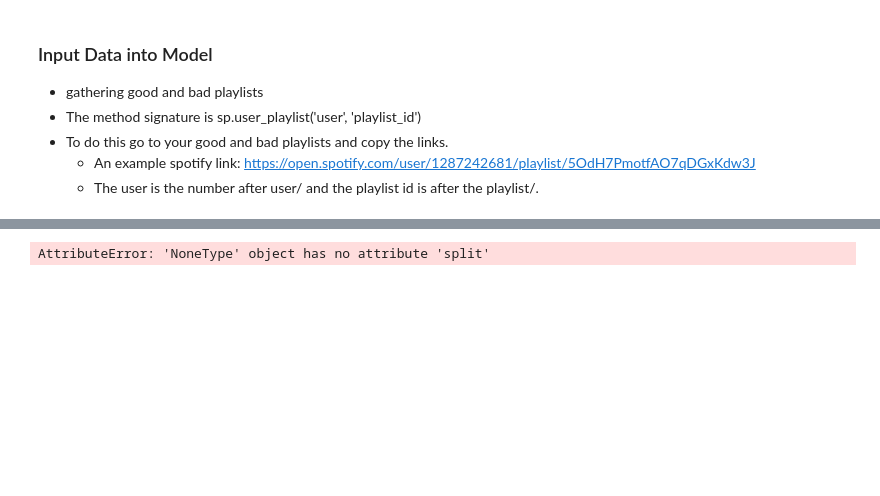
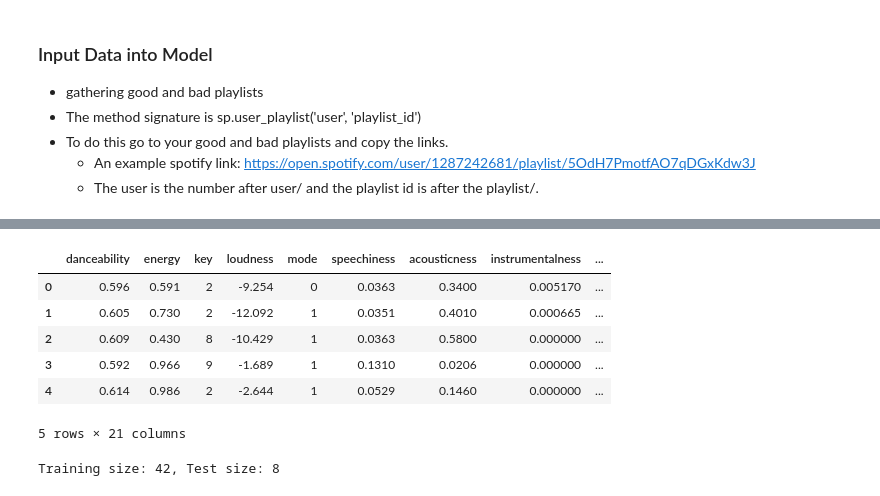
Before and after one commit to bananajoe-4/spotify-discover-weekly-ml, a Jupyter notebook: notebook.ipynb, the cells around one changed output, grey strips where cells are left out. Cells and saved outputs as stored; diff of their text form; code cells hidden in the pictures; blank space fills up the shorter version.

```diff
--- a/notebook.ipynb
+++ b/notebook.ipynb
@@ -91,11 +90,41 @@ for i in range(len(bad_songs)):
-# %%
-features = []
-inSavedTracks = []
-for i in range(0,len(good_ids),50):
-    audio_features = sp.audio_features(good_ids[i:i+50])
-    for track in audio_features:
-        features.append(track)
-        features[-1]['target'] = 1
-print(len(features))
-# %% [output]
-AttributeError: 'NoneType' object has no attribute 'split'
+# %%
+#Here is where we get all of the audio_features for the tracks on the good and bad playlists.
+features = []
+inSavedTracks = []
+j = 0
+for i in range(0,len(good_ids),50):
+    print(i)
+    audio_features = sp.audio_features(good_ids[i:i+50])
+    for track in audio_features:
+        features.append(track)
+        track = good_songs[j]
+        j= j+1
+        features[-1]['trackPopularity'] = track['track']['popularity']
+        features[-1]['artistPopularity'] = sp.artist(track['track']['artists'][0]['id'])['popularity']
+        features[-1]['target'] = 1
+j = 0
+for i in range(0,len(bad_ids),50):
+    audio_features = sp.audio_features(bad_ids[i:i+50])
+    for track in audio_features:
+        features.append(track)
+        track = good_songs[j]
+        j= j+1
+        features[-1]['trackPopularity'] = track['track']['popularity']
+        features[-1]['artistPopularity'] = sp.artist(track['track']['artists'][0]['id'])['popularity']
+        features[-1]['target'] = 0
+# %%
+trainingData = pd.DataFrame(features)
+trainingData.head()
+# %% [output]
+|  | danceability | energy | key | loudness | mode | speechiness | acousticness | instrumentalness | ... |
+| 0 | 0.596 | 0.591 | 2 | -9.254 | 0 | 0.0363 | 0.3400 | 0.005170 | ... |
+| 1 | 0.605 | 0.730 | 2 | -12.092 | 1 | 0.0351 | 0.4010 | 0.000665 | ... |
+| 2 | 0.609 | 0.430 | 8 | -10.429 | 1 | 0.0363 | 0.5800 | 0.000000 | ... |
+| 3 | 0.592 | 0.966 | 9 | -1.689 | 1 | 0.1310 | 0.0206 | 0.000000 | ... |
+| 4 | 0.614 | 0.986 | 2 | -2.644 | 1 | 0.0529 | 0.1460 | 0.000000 | ... |
+5 rows × 21 columns
+# %%
+train, test = train_test_split(trainingData, test_size = 0.15)
+print("Training size: {}, Test size: {}".format(len(train),len(test)))
+# %% [output]
+Training size: 42, Test size: 8
```
Also changed, not shown: parts of 8 cells of this notebook.
